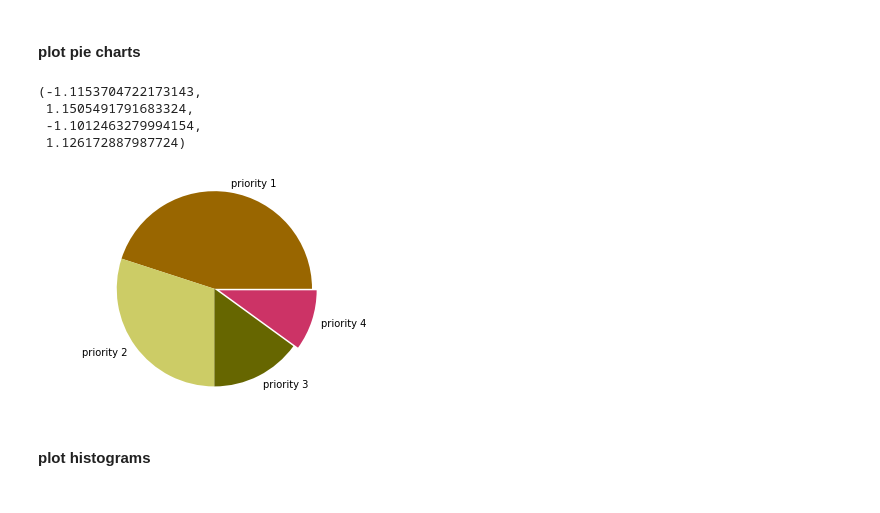
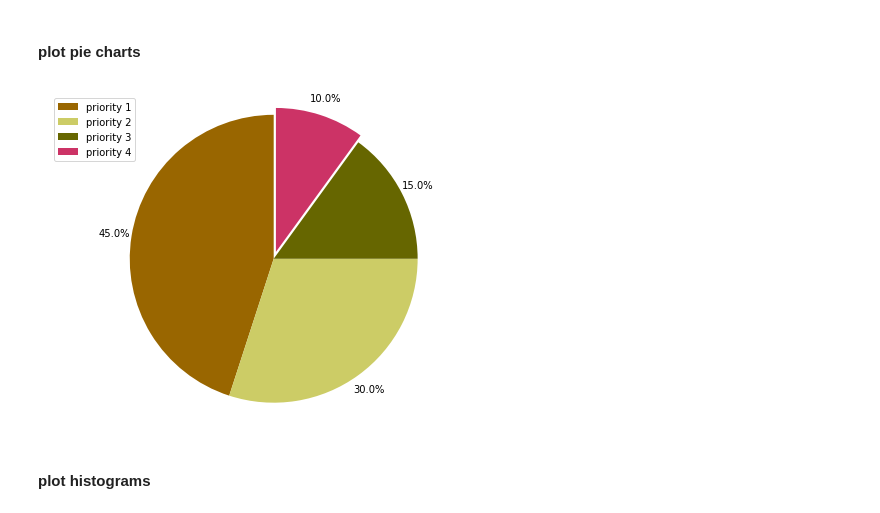
Before and after one commit to w26738/Notebook, a Jupyter notebook: data_analysis/matplotlib_101.ipynb, the cells around one changed output. Saved outputs shown, nothing was run; the diff lists cells and outputs as text; code cells hidden in the pictures.

```diff
--- a/data_analysis/matplotlib_101.ipynb
+++ b/data_analysis/matplotlib_101.ipynb
@@ -107,18 +112,20 @@ df.plot.area(stacked=False);
 # %%
 labels = ['priority 1', 'priority 2', 'priority 3', 'priority 4']
 colors = ['#996600', '#CCCC66', '#666600', '#CC3366']
 fractions = [45, 30, 15, 10]
 explode =(0, 0, 0, 0.05)
 distance = 1.1
 
-plt.pie(fractions, explode=explode, colors=colors, labeldistance=distance, labels=labels)
+fig = plt.figure(figsize=(8,6))
+plt.pie(fractions, explode=explode, colors=colors, labeldistance=distance, labels=None,
+        autopct='%1.1f%%', # add in percentages
+        startangle=90, shadow=False,
+        pctdistance=1.12 # the ratio between the center of each pie slice and the start of the text generated by autopct
+       )
 plt.axis('equal')
+plt.legend(labels, loc='upper left');
 # %% [output]
-(-1.1153704722173143,
- 1.1505491791683324,
- -1.1012463279994154,
- 1.126172887987724)
-[figure, old version]
+[figure, new version]
 # %% [markdown]
 #### plot histograms
 # %%
```
Also changed, not shown: parts of 5 cells of this notebook.
